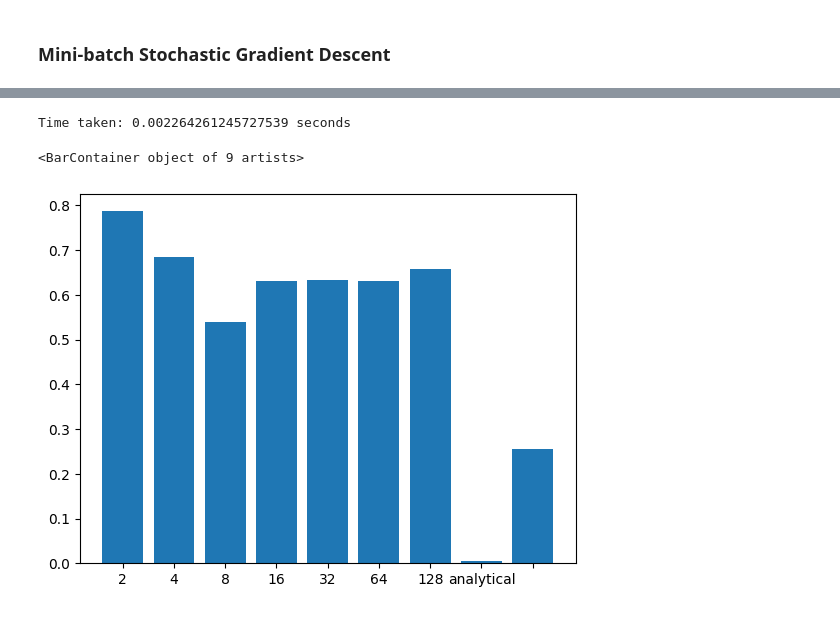
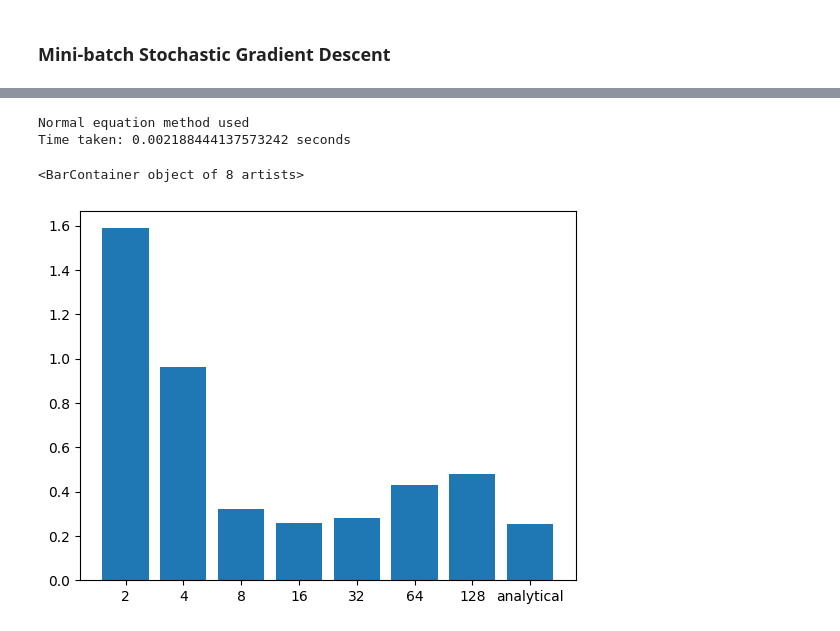
Before and after one commit to benbaz-2/comp551, a Jupyter notebook: assignment_1_regression_aziz.ipynb, the cells around one changed output, grey strips where cells are left out. Drawn from its saved outputs; the diff is of its cells as text; code cells hidden in the pictures.

```diff
--- a/assignment_1_regression_aziz.ipynb
+++ b/assignment_1_regression_aziz.ipynb
@@ -458,7 +459,7 @@ y_test_costs = []
 train_size = [0.1, 0.2, 0.3, 0.4, 0.5, 0.6, 0.7, 0.8, 0.9]                                  # size of training set
 
 for i in train_size:
-  x_train, x_test, y_train, y_test = train_test_split(X, y, test_size=1-i, random_state=42) # Train-test split
+  x_train, x_test, y_train, y_test = split(X, y, random_state=42, test_size=i) # Train-test split
   model = LinearRegression()                                                                # Initialize model
   model.fit(x_train, y_train)                                                               # Fit model
   yh_train = model.predict(x_test)
@@ -482,21 +504,21 @@ ax2.set_title('test')
 ### Mini-batch Stochastic Gradient Descent
 # %%
 # Minibatch SGD
-# need to complete this
+
+x_train, x_test, y_train, y_test = split(X, y, random_state=42)
 
 sizes = [2, 4, 8, 16, 32, 64, 128]
-yhs_batch = []
-gss_batch = []
-t_batch = []
-n_iter_batch = []
+rmse_batch = []                   # Will strore rmse for each batch size
+gss_batch = []                    # will store gradient norms for each batch size
+t_batch = []                      # will store time for each batch size
+n_iter_batch = []                 # will store number of iterations for each batch size
 
 for s in sizes:
-  gs = []
-  model = LinearRegression()
-  model.fit(x_train, y_train, batch_size=s)
+  model = LinearRegression(batch_size=s)
+  model.fit(x_train, y_train)
   yh = model.predict(x_test)
-  yhs_batch.append((np.mean((y_test - yh) ** 2)) ** 0.5)
-  gss_batch.append(gs)
+  rmse_batch.append((np.mean((y_test - yh) ** 2)) ** 0.5)
+  gss_batch.append(model.gs)
   t_batch.append(model.time)
   n_iter_batch.append(model.num_iter)
 # %% [output]
@@ -551,19 +574,18 @@ for g in gss_batch:
 # Need to complete this
 
 learning_rates = [.0001, .001, 0.01, 0.1]
-yhs_lr = []
+rmse_lr = []
 gss_lr = []
 t_lr = []
 n_iter_lr = []
 
 
 for l in learning_rates:
-  gs = []
-  model = LinearRegression(learning_rate=l)
-  model.fit(x_train, y_train, batch_size=64)
+  model = LinearRegression(learning_rate=l, batch_size=64)
+  model.fit(x_train, y_train)
   yh = model.predict(x_test)
-  yhs_lr.append((np.mean((y_test - yh) ** 2)) ** 0.5)
-  gss_lr.append(gs)
+  rmse_lr.append((np.mean((y_test - yh) ** 2)) ** 0.5)
+  gss_lr.append(model.gs)
   t_lr.append(model.time)
   n_iter_lr.append(model.num_iter)
 # %% [output]
@@ -607,15 +629,16 @@ model = LinearRegression()
 model.fit(x_train, y_train)
 yh_analytical = model.predict(x_test)
 t_analytical = model.time
-yhs_batch.append((np.mean((y_test - yh_analytical) ** 2)) ** 0.5)
+rmse_batch.append((np.mean((y_test - yh_analytical) ** 2)) ** 0.5)
 t_batch.append(t_analytical)
 # %% [output]
-Time taken: 0.002264261245727539 seconds
+Normal equation method used
+Time taken: 0.002188444137573242 seconds
 # %%
-plt.bar(['2', '4', '8', '16', '32', '64', '128', 'analytical'], yhs_batch)
+plt.bar(['2', '4', '8', '16', '32', '64', '128', 'analytical'], rmse_batch)
 # %% [output]
-<BarContainer object of 9 artists>
+<BarContainer object of 8 artists>
-[figure, old version]
+[figure, new version]
 # %%
 plt.bar(['2', '4', '8', '16', '32', '64', '128', 'analytical'], t_batch)
 # %% [output]
```
Also changed, not shown: parts of 34 cells of this notebook.
